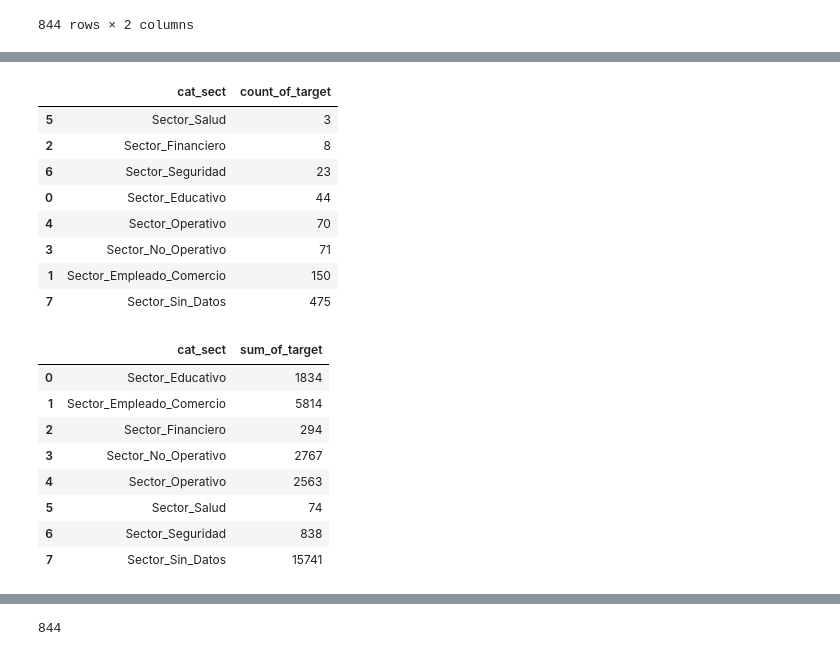
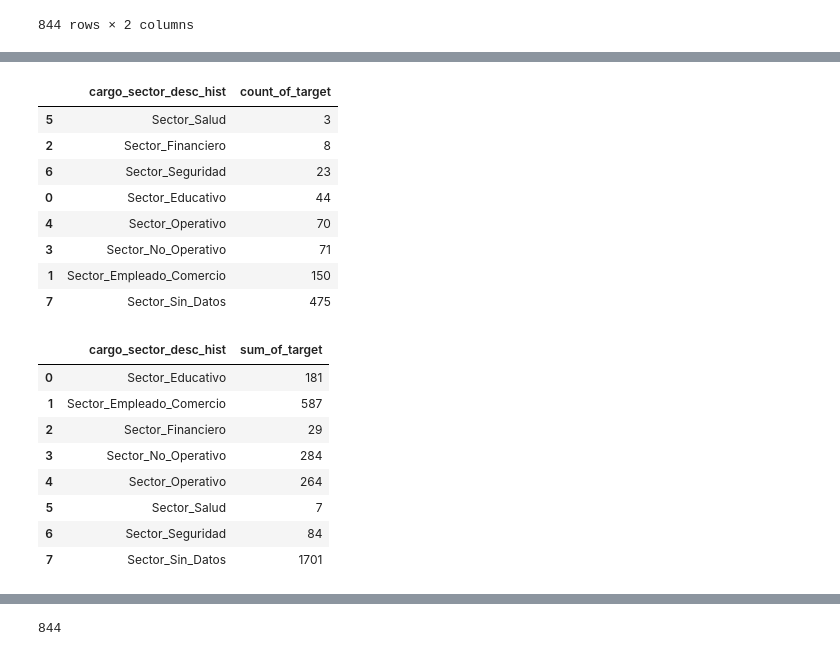
Before and after one commit to JIBarrionuevoGaltier/DiploDatos_2021_Mentoria_Grupo_2, a Jupyter notebook: notebooks_tp5/Preprocesamiento.ipynb, the cells around one changed output, grey strips where cells are left out. Saved outputs shown, nothing was run; the diff lists cells and outputs as text; code cells hidden in the pictures.

```diff
--- a/notebooks_tp5/Preprocesamiento.ipynb
+++ b/notebooks_tp5/Preprocesamiento.ipynb
@@ -774,7 +776,7 @@ dic_region = {'REGION_NOROESTE': ['JUJUY','SALTA','TUCUMAN','CATAMARCA','SGO DEL
               'REGION_PAMPEANA': ['CORDOBA','BUENOS AIRES','CAPITAL FEDERAL','ENTRE RIOS','LA PAMPA','SANTA FE'],
               'REGION_CUYO': ['SAN JUAN','SAN LUIS','LA RIOJA','MENDOZA'],
               'REGION_PATAGONIA': ['SANTA CRUZ','TIERRA DEL FUEGO','RIO NEGRO','NEUQUEN','CHUBUT'],
-              'SIN_DATOS': ['Sin Datos']}
+              'SIN_DATOS': ['Sin_Datos']}
 
 df['region']= df['provincia']
 for i in dic_region:
@@ -876,6 +891,6 @@ df_cliente
 # %%
-#df_final.drop(columns=['sexo_descripcion', 'cargo_sector_desc_hist',
-             #  'estado_civil_cat', 'region','nivel_estudio_descripcion_histo','rel_vivienda_descripcion_histo','client_edad_cat'], inplace=True)
+df_final.drop(columns=['sexo_descripcion', 'cargo_sector_desc_hist',
+              'estado_civil_cat', 'region','nivel_estudio_descripcion_histo','rel_vivienda_descripcion_histo','client_edad_cat'], inplace=True)
 df_final
 # %% [output]
 |  | dni_titular_movimiento | moneda_movimiento | producto_naranja_movimiento | tipo_producto_tarjeta_movimiento | anio_mes_cupon | ... |
@@ -901,10 +916,7 @@ df_final.tipo_producto_tarjeta_movimiento = df_final.tipo_producto_tarjeta_movim
 df_final.moneda_movimiento = df_final.moneda_movimiento.replace(dic_monedas)
 
 df_final = df_final.rename({'domicilio_codigo_postal': 'client_domicilio_codigo_postal',
-                            'edad_cliente': 'client_edad', 'antig_cliente': 'client_antig',
-                            'sexo_descripcion': 'cat_sexo' , 'cargo_sector_desc_hist': 'cat_sect',
-                            'estado_civil_cat': 'cat_esta_civi', 'region': 'cat_reg','nivel_estudio_descripcion_histo':'cat_est',
-                            'rel_vivienda_descripcion_histo': 'cat_viv', 'client_edad_cat': 'cat_edad'}, axis=1)
+                            'edad_cliente': 'client_edad', 'antig_cliente': 'client_antig'}, axis=1)
 # %%
 # A efectos de corroborar la cantidad de columnas de nuestra matriz
 
@@ -1364,7 +1354,7 @@ step1
 | 843 | 000f0b73ebfa002a79a0642b82e87919904 | 3 |
 844 rows × 2 columns
 # %%
-df_obj = df_obj.merge(step1,
+df_cliente = df_cliente.merge(step1,
              left_on=['dni_titular_movimiento'],
              right_on=['dni_titular_movimiento',])
-df_obj
+df_cliente
@@ -1371,9 +1388,8 @@ df_obj
 # %%
-#frecuencia de la categoria
-step2 = df_obj[['cat_sect', 'dni_titular_movimiento']].drop_duplicates().groupby(['cat_sect']).size().reset_index(name='count_of_target').sort_values(by='count_of_target')
+step2 = df_cliente[['cargo_sector_desc_hist', 'dni_titular_movimiento']].groupby(['cargo_sector_desc_hist']).size().reset_index(name='count_of_target').sort_values(by='count_of_target')
 step2
 # %% [output]
-|  | cat_sect | count_of_target |
+|  | cargo_sector_desc_hist | count_of_target |
 | 5 | Sector_Salud | 3 |
 | 2 | Sector_Financiero | 8 |
 | 6 | Sector_Seguridad | 23 |
@@ -1383,18 +1399,18 @@ step2
 | 1 | Sector_Empleado_Comercio | 150 |
 | 7 | Sector_Sin_Datos | 475 |
 # %%
-step1vs = df_obj[['cat_sect', 'sum_of_target']].groupby(['cat_sect']).sum().reset_index()
+step1vs = df_cliente[['cargo_sector_desc_hist', 'sum_of_target']].groupby(['cargo_sector_desc_hist']).sum().reset_index()
 step1vs
 # %% [output]
-|  | cat_sect | sum_of_target |
-| 0 | Sector_Educativo | 1834 |
-| 1 | Sector_Empleado_Comercio | 5814 |
-| 2 | Sector_Financiero | 294 |
-| 3 | Sector_No_Operativo | 2767 |
-| 4 | Sector_Operativo | 2563 |
-| 5 | Sector_Salud | 74 |
-| 6 | Sector_Seguridad | 838 |
-| 7 | Sector_Sin_Datos | 15741 |
+|  | cargo_sector_desc_hist | sum_of_target |
+| 0 | Sector_Educativo | 181 |
+| 1 | Sector_Empleado_Comercio | 587 |
+| 2 | Sector_Financiero | 29 |
+| 3 | Sector_No_Operativo | 284 |
+| 4 | Sector_Operativo | 264 |
+| 5 | Sector_Salud | 7 |
+| 6 | Sector_Seguridad | 84 |
+| 7 | Sector_Sin_Datos | 1701 |
 # %%
 step1vs = df_cliente[['cargo_sector_desc_hist', 'sum_of_target']].groupby(['cargo_sector_desc_hist']).sum().reset_index()
 step1vs
```
Also changed, not shown: parts of 99 cells of this notebook, 2 other files.
